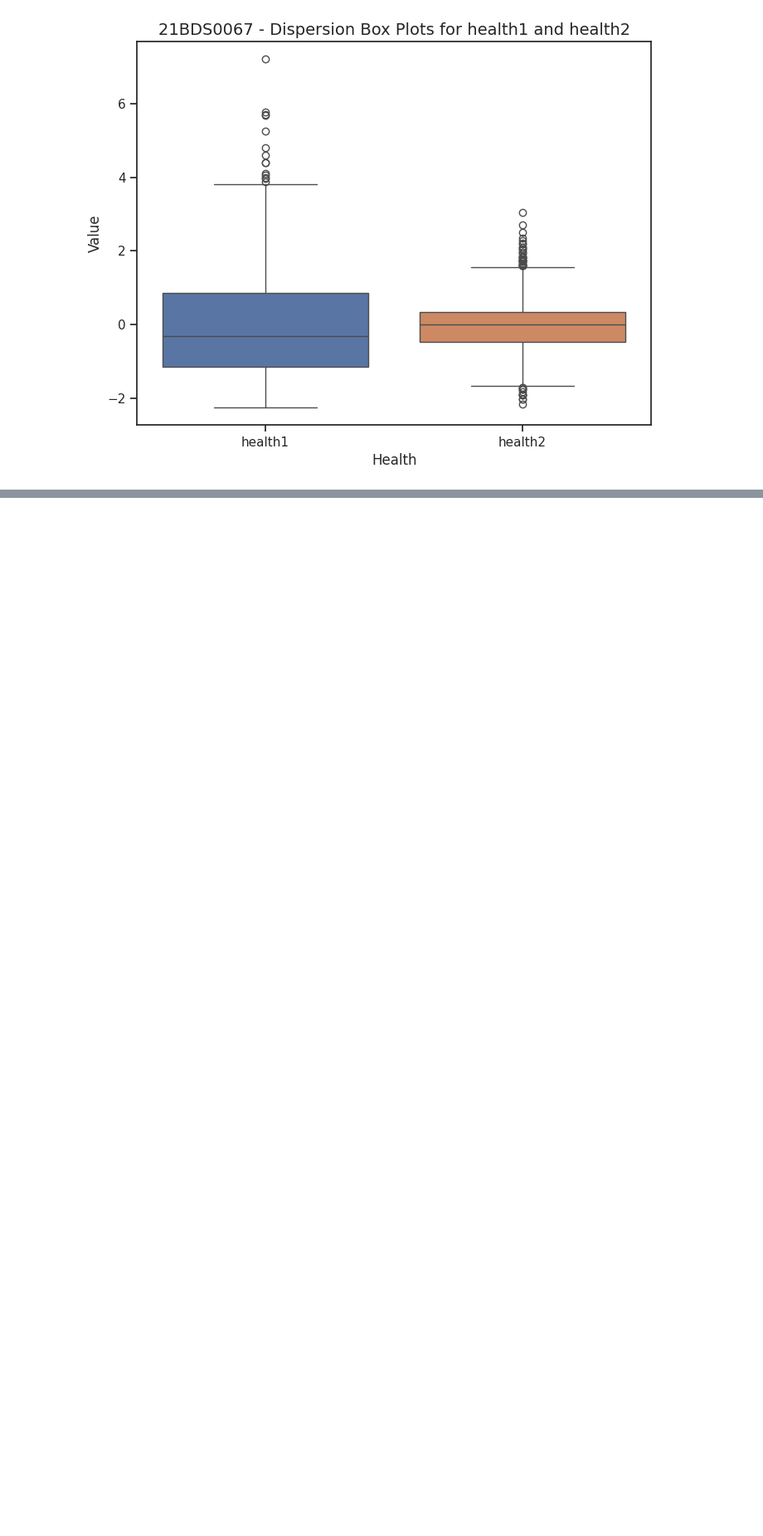
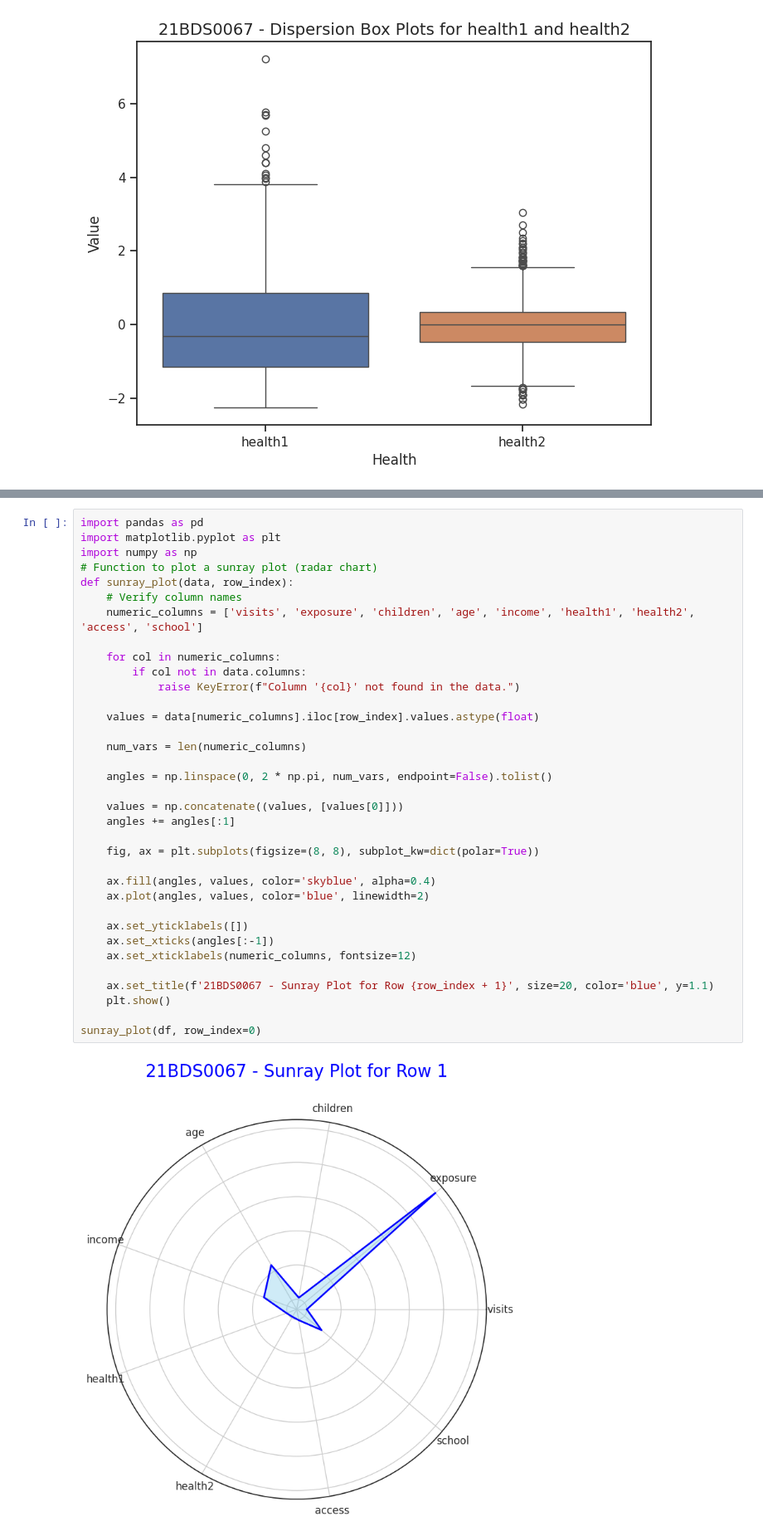
Before and after one commit to JananeeShri27/EDA-THEORY, a Jupyter notebook: Untitled0.ipynb, the cells around one changed output, grey strips where cells are left out. Shown at 83% size. Saved outputs shown, nothing was run; the diff lists cells and outputs as text; blank space fills up the shorter version.

```diff
--- a/Untitled0.ipynb
+++ b/Untitled0.ipynb
@@ -523,0 +555,37 @@ plt.show()
+# %%
+import pandas as pd
+import matplotlib.pyplot as plt
+import numpy as np
+# Function to plot a sunray plot (radar chart)
+def sunray_plot(data, row_index):
+    # Verify column names
+    numeric_columns = ['visits', 'exposure', 'children', 'age', 'income', 'health1', 'health2', 'access', 'school']
+
+    for col in numeric_columns:
+        if col not in data.columns:
+            raise KeyError(f"Column '{col}' not found in the data.")
+
+    values = data[numeric_columns].iloc[row_index].values.astype(float)
+
+    num_vars = len(numeric_columns)
+
+    angles = np.linspace(0, 2 * np.pi, num_vars, endpoint=False).tolist()
+
+    values = np.concatenate((values, [values[0]]))
+    angles += angles[:1]
+
+    fig, ax = plt.subplots(figsize=(8, 8), subplot_kw=dict(polar=True))
+
+    ax.fill(angles, values, color='skyblue', alpha=0.4)
+    ax.plot(angles, values, color='blue', linewidth=2)
+
+    ax.set_yticklabels([])
+    ax.set_xticks(angles[:-1])
+    ax.set_xticklabels(numeric_columns, fontsize=12)
+
+    ax.set_title(f'21BDS0067 - Sunray Plot for Row {row_index + 1}', size=20, color='blue', y=1.1)
+    plt.show()
+
+sunray_plot(df, row_index=0)
+# %% [output]
+[figure, added]
```
Also changed, not shown: parts of 7 cells of this notebook.
